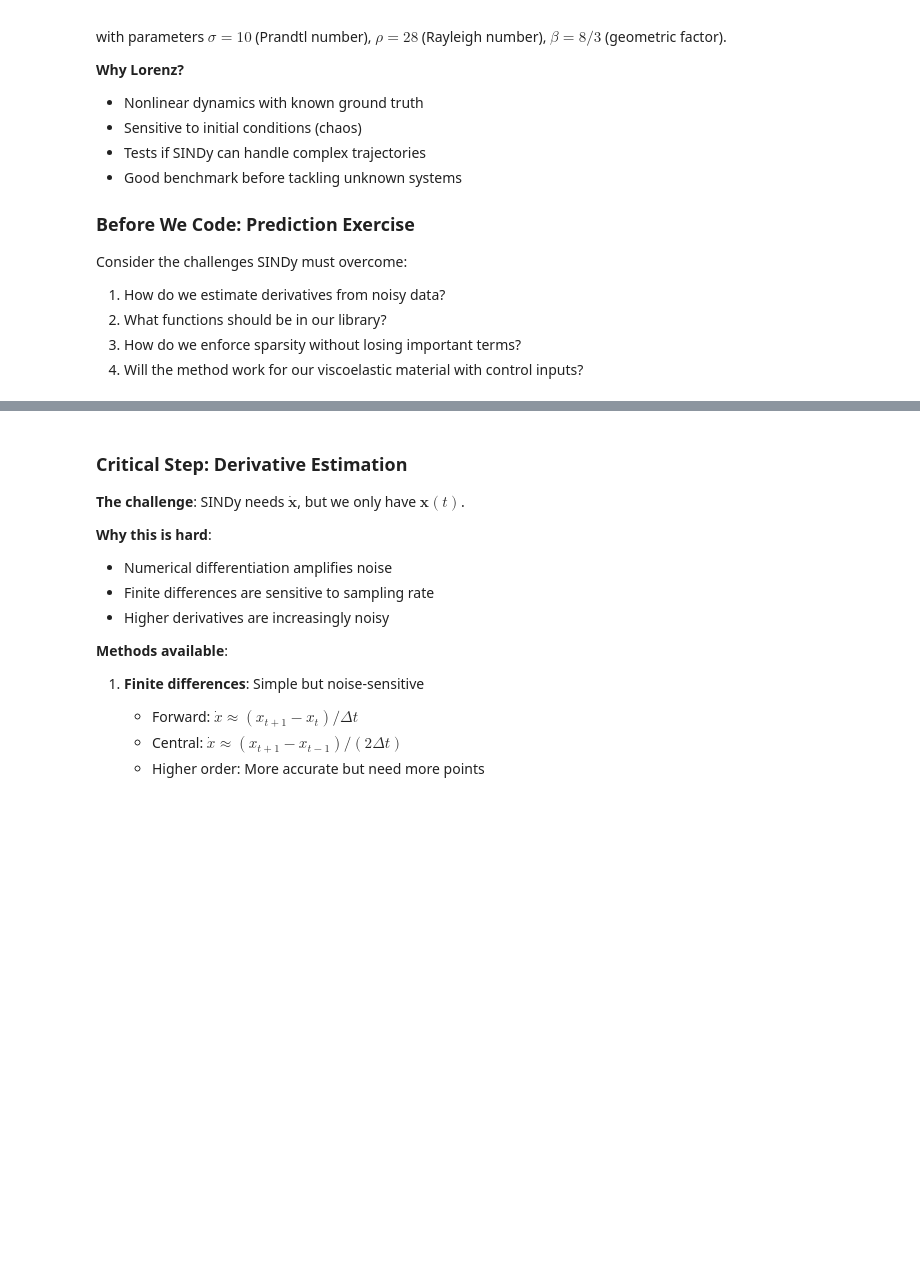
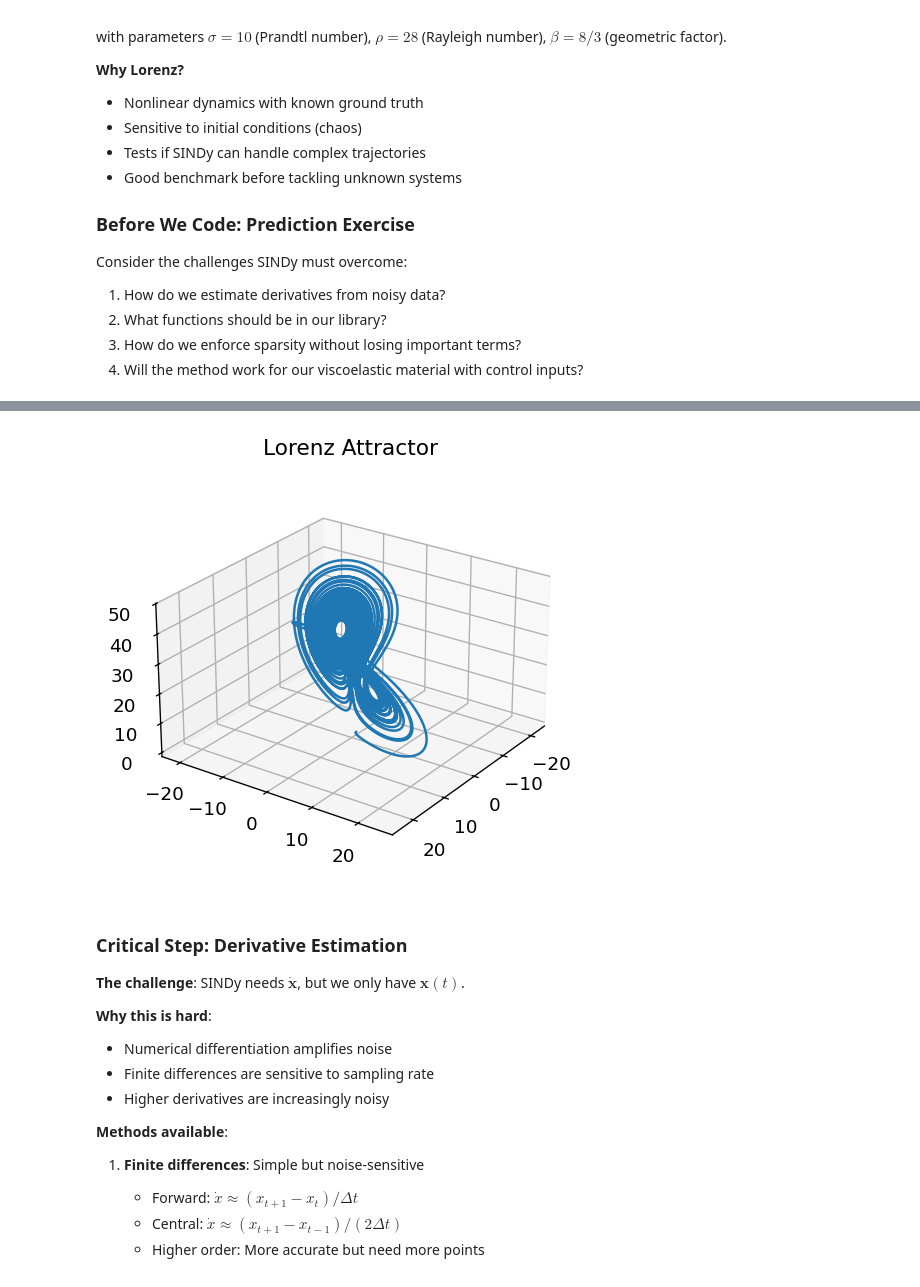
Before and after one commit to artkula/ML-retreat-tekmek-2025, a Jupyter notebook: NN_RNN_SINDy.ipynb, the cells around one changed output, grey strips where cells are left out. Cells and saved outputs as stored; diff of their text form; code cells hidden in the pictures; blank space fills up the shorter version.

Commit message:
Included longer Lorenz visualization

```diff
--- a/NN_RNN_SINDy.ipynb
+++ b/NN_RNN_SINDy.ipynb
@@ -1831,3 +1950,27 @@ print("   • SINDy must discover: ẋ=10(y-x), ẏ=x(28-z)-y, ż=xy-8z/3")
+# %%
+#@title slightly longer run to visualize attractors
+# 1) Run longer and/or slow down FAST mode
+FAST = False  # or just ignore FAST below
+
+t_span = (0.0, 40.0)                # 30–60 s is plenty
+t_eval = np.linspace(*t_span, 20000)
+
+# 2) Use a less biased initial condition
+x0 = [0.0, 1.0, 1.05]               # or e.g. [-8, 8, 27]
+
+sol = solve_ivp(lorenz_system, t_span, x0, t_eval=t_eval,
+                method='RK45', rtol=1e-9, atol=1e-12)
+
+x_lorenz, y_lorenz, z_lorenz = sol.y
+
+fig, ax = plot_trajectory_3d(x_lorenz, y_lorenz, z_lorenz, elev=25, azim=35,
+                             title="Lorenz Attractor")
+try:
+    ax.set_box_aspect([1,1,0.6])   # equal-ish aspect if available
+except:
+    pass
+# %% [output]
+[figure, added]
 # %% [markdown]
 ### Critical Step: Derivative Estimation
 
```
Also changed, not shown: parts of 14 cells of this notebook.
